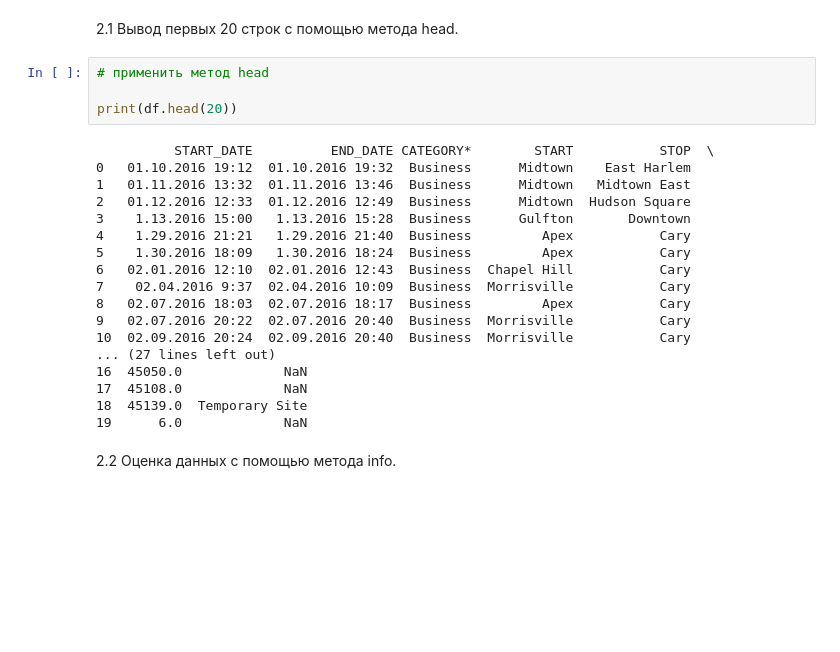
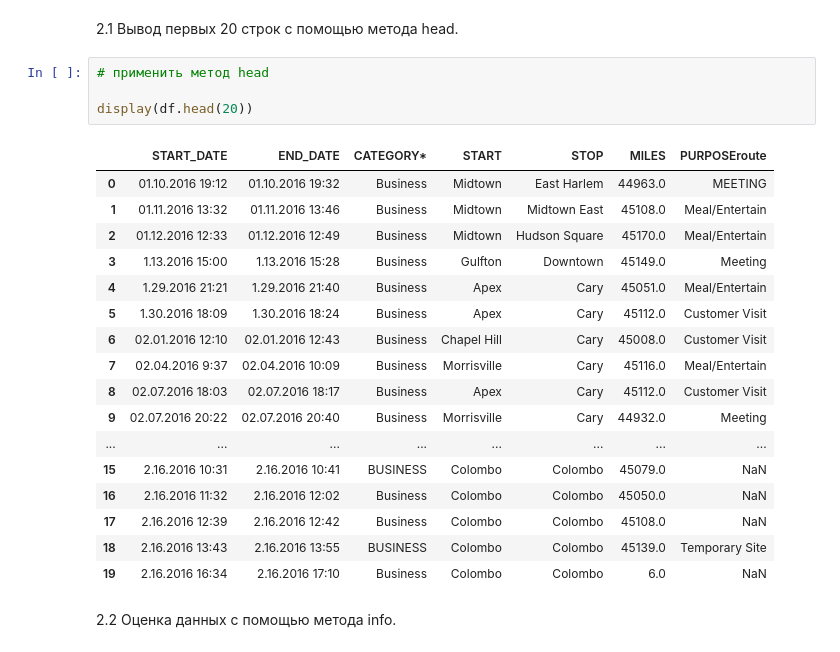
Before and after one commit to dolbocluv/-, a Jupyter notebook: ЛР1_Герасимов_Вариант2.ipynb, the cells around one changed output. Drawn from its saved outputs; the diff is of its cells as text; blank space fills up the shorter version.

```diff
--- a/ЛР1_Герасимов_Вариант2.ipynb
+++ b/ЛР1_Герасимов_Вариант2.ipynb
@@ -30,25 +31,25 @@ df = pd.read_csv('drivers.csv', delimiter=";")
 # %%
 # применить метод head
 
-print(df.head(20))
+display(df.head(20))
 # %% [output]
-          START_DATE          END_DATE CATEGORY*        START           STOP  \
-0   01.10.2016 19:12  01.10.2016 19:32  Business      Midtown    East Harlem
-1   01.11.2016 13:32  01.11.2016 13:46  Business      Midtown   Midtown East
-2   01.12.2016 12:33  01.12.2016 12:49  Business      Midtown  Hudson Square
-3    1.13.2016 15:00   1.13.2016 15:28  Business      Gulfton       Downtown
-4    1.29.2016 21:21   1.29.2016 21:40  Business         Apex           Cary
-5    1.30.2016 18:09   1.30.2016 18:24  Business         Apex           Cary
-6   02.01.2016 12:10  02.01.2016 12:43  Business  Chapel Hill           Cary
-7    02.04.2016 9:37  02.04.2016 10:09  Business  Morrisville           Cary
-8   02.07.2016 18:03  02.07.2016 18:17  Business         Apex           Cary
-9   02.07.2016 20:22  02.07.2016 20:40  Business  Morrisville           Cary
-10  02.09.2016 20:24  02.09.2016 20:40  Business  Morrisville           Cary
-... (27 lines left out)
-16  45050.0             NaN
-17  45108.0             NaN
-18  45139.0  Temporary Site
-19      6.0             NaN
+|  | START_DATE | END_DATE | CATEGORY* | START | STOP | MILES | PURPOSEroute |
+| 0 | 01.10.2016 19:12 | 01.10.2016 19:32 | Business | Midtown | East Harlem | 44963.0 | MEETING |
+| 1 | 01.11.2016 13:32 | 01.11.2016 13:46 | Business | Midtown | Midtown East | 45108.0 | Meal/Entertain |
+| 2 | 01.12.2016 12:33 | 01.12.2016 12:49 | Business | Midtown | Hudson Square | 45170.0 | Meal/Entertain |
+| 3 | 1.13.2016 15:00 | 1.13.2016 15:28 | Business | Gulfton | Downtown | 45149.0 | Meeting |
+| 4 | 1.29.2016 21:21 | 1.29.2016 21:40 | Business | Apex | Cary | 45051.0 | Meal/Entertain |
+| 5 | 1.30.2016 18:09 | 1.30.2016 18:24 | Business | Apex | Cary | 45112.0 | Customer Visit |
+| 6 | 02.01.2016 12:10 | 02.01.2016 12:43 | Business | Chapel Hill | Cary | 45008.0 | Customer Visit |
+| 7 | 02.04.2016 9:37 | 02.04.2016 10:09 | Business | Morrisville | Cary | 45116.0 | Meal/Entertain |
+| 8 | 02.07.2016 18:03 | 02.07.2016 18:17 | Business | Apex | Cary | 45112.0 | Customer Visit |
+| 9 | 02.07.2016 20:22 | 02.07.2016 20:40 | Business | Morrisville | Cary | 44932.0 | Meeting |
+| ... | ... | ... | ... | ... | ... | ... | ... |
+| 15 | 2.16.2016 10:31 | 2.16.2016 10:41 | BUSINESS | Colombo | Colombo | 45079.0 | NaN |
+| 16 | 2.16.2016 11:32 | 2.16.2016 12:02 | Business | Colombo | Colombo | 45050.0 | NaN |
+| 17 | 2.16.2016 12:39 | 2.16.2016 12:42 | Business | Colombo | Colombo | 45108.0 | NaN |
+| 18 | 2.16.2016 13:43 | 2.16.2016 13:55 | BUSINESS | Colombo | Colombo | 45139.0 | Temporary Site |
+| 19 | 2.16.2016 16:34 | 2.16.2016 17:10 | Business | Colombo | Colombo | 6.0 | NaN |
 # %% [markdown]
 2.2 Оценка данных с помощью метода info.
 # %%
```
Also changed, not shown: parts of 12 cells of this notebook.
